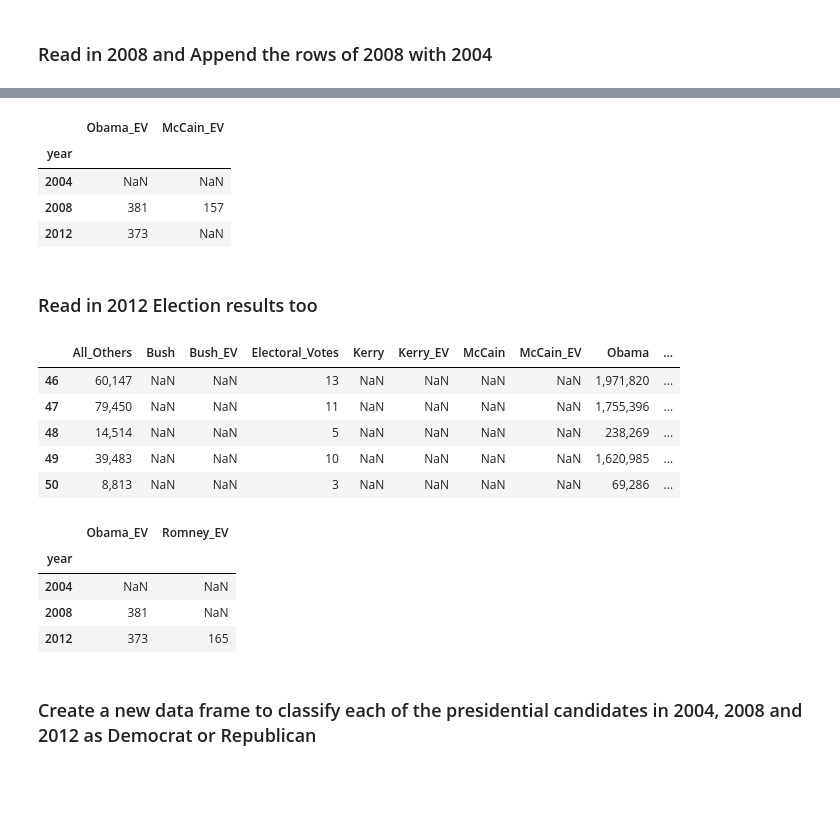
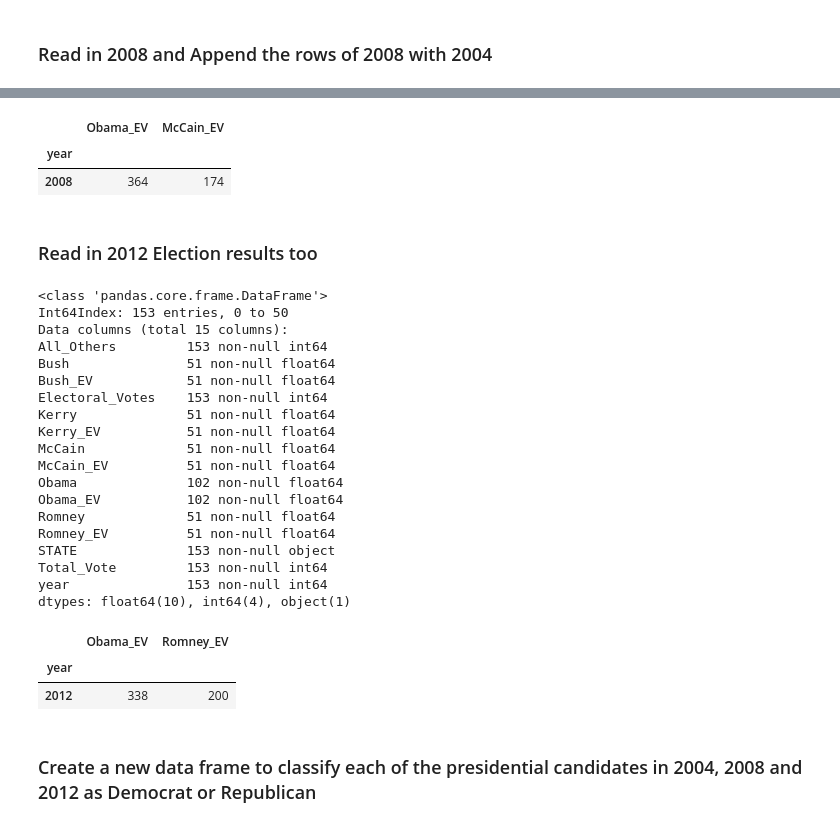
Before and after one commit to dav1dfeldman/DAT_SF_11, a Jupyter notebook: labs/lab_03/lab03-pandas-pres-elections.ipynb, the cells around one changed output, grey strips where cells are left out. Saved outputs shown, nothing was run; the diff lists cells and outputs as text; code cells hidden in the pictures; blank space fills up the shorter version.

```diff
--- a/labs/lab_03/lab03-pandas-pres-elections.ipynb
+++ b/labs/lab_03/lab03-pandas-pres-elections.ipynb
@@ -9,8 +9,8 @@ import matplotlib.pyplot as plt
 %matplotlib inline
 
 # Limit rows displayed in notebook
-pd.set_option('display.max_rows', 10)
-pd.set_option('display.precision', 2)
+pd.set_option('display.max_rows', None)
+pd.set_option('display.precision', 5)
 # %%
 # Let's explore Presidential Elections Dataset
 
@@ -163,3 +145,6 @@ pres_2008.head()
+# %%
+for i in ['Obama', 'McCain', 'All_Others', 'Total_Vote']:
+    pres_2008[i] = pres_2008[i].map(lambda x: x.replace(',', '')).astype(int)
 # %%
 pres_2008['Obama_EV'] = (pres_2008.Obama > pres_2008.McCain) * pres_2008.Electoral_Votes
 pres_2008['McCain_EV'] = (pres_2008.McCain > pres_2008.Obama) * pres_2008.Electoral_Votes
@@ -177,11 +172,9 @@ pres.tail()
 # %%
-pres.groupby(['year'])[['Obama_EV', 'McCain_EV']].sum()
+pres[pres.year == 2008].groupby(['year'])[['Obama_EV', 'McCain_EV']].sum()
 # %% [output]
 |  | Obama_EV | McCain_EV |
 | year |  |  |
-| 2004 | NaN | NaN |
-| 2008 | 381 | 157 |
-| 2012 | 373 | NaN |
+| 2008 | 364 | 174 |
 # %% [markdown]
 ### Read in 2012 Election results too
 # %%
@@ -200,21 +196,32 @@ pres_2012['Romney_EV'] = (pres_2012.Romney > pres_2012.Obama) * pres_2012.Electo
 # %%
 pres = pres.append(pres_2012)
 # %%
-pres.tail()
+pres.info()
 # %% [output]
-|  | All_Others | Bush | Bush_EV | Electoral_Votes | Kerry | Kerry_EV | McCain | McCain_EV | Obama | ... |
-| 46 | 60,147 | NaN | NaN | 13 | NaN | NaN | NaN | NaN | 1,971,820 | ... |
-| 47 | 79,450 | NaN | NaN | 11 | NaN | NaN | NaN | NaN | 1,755,396 | ... |
-| 48 | 14,514 | NaN | NaN | 5 | NaN | NaN | NaN | NaN | 238,269 | ... |
-| 49 | 39,483 | NaN | NaN | 10 | NaN | NaN | NaN | NaN | 1,620,985 | ... |
-| 50 | 8,813 | NaN | NaN | 3 | NaN | NaN | NaN | NaN | 69,286 | ... |
+<class 'pandas.core.frame.DataFrame'>
+Int64Index: 153 entries, 0 to 50
+Data columns (total 15 columns):
+All_Others         153 non-null int64
+Bush               51 non-null float64
+Bush_EV            51 non-null float64
+Electoral_Votes    153 non-null int64
+Kerry              51 non-null float64
+Kerry_EV           51 non-null float64
+McCain             51 non-null float64
+McCain_EV          51 non-null float64
+Obama              102 non-null float64
+Obama_EV           102 non-null float64
+Romney             51 non-null float64
+Romney_EV          51 non-null float64
+STATE              153 non-null object
+Total_Vote         153 non-null int64
+year               153 non-null int64
+dtypes: float64(10), int64(4), object(1)
 # %%
-pres.groupby(['year'])[['Obama_EV', 'Romney_EV']].sum()
+pres[pres.year == 2012].groupby(['year'])[['Obama_EV', 'Romney_EV']].sum()
 # %% [output]
 |  | Obama_EV | Romney_EV |
 | year |  |  |
-| 2004 | NaN | NaN |
-| 2008 | 381 | NaN |
-| 2012 | 373 | 165 |
+| 2012 | 338 | 200 |
 # %% [markdown]
 ### Create a new data frame to classify each of the presidential candidates in 2004, 2008 and 2012 as Democrat or Republican
```
Also changed, not shown: parts of 31 cells of this notebook, 2 other files.
